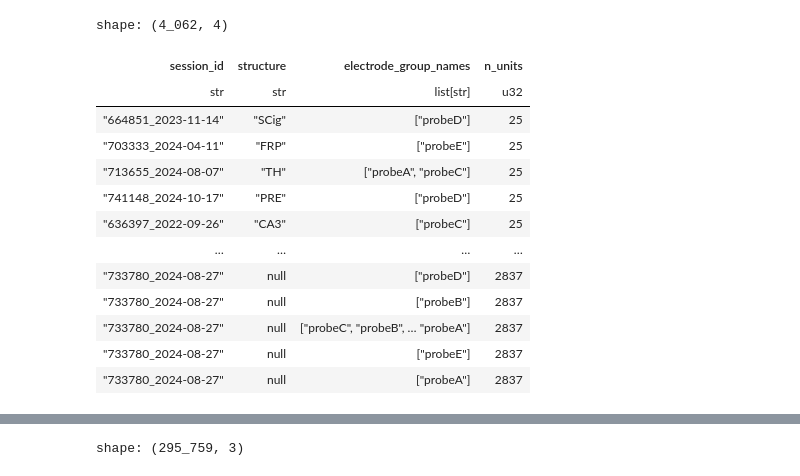
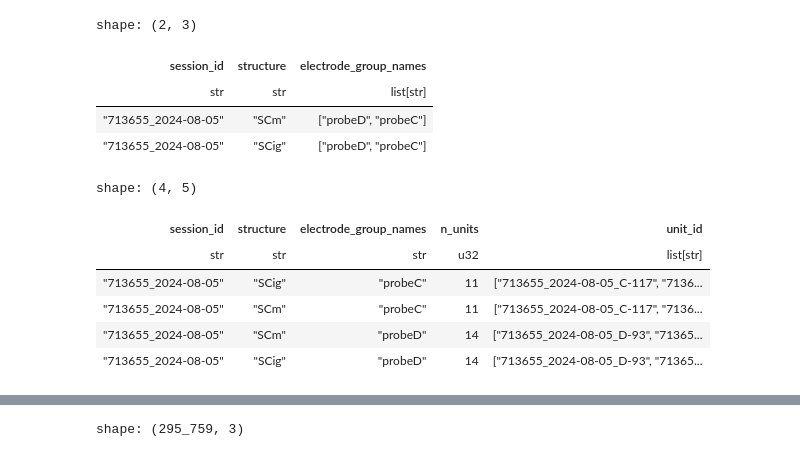
Before and after one commit to AllenNeuralDynamics/dynamicrouting-face-decoding-loo, a Jupyter notebook: code/Untitled.ipynb, the cells around one changed output, grey strips where cells are left out. Saved outputs shown, nothing was run; the diff lists cells and outputs as text; code cells hidden in the pictures.

```diff
--- a/code/Untitled.ipynb
+++ b/code/Untitled.ipynb
@@ -3,4 +3,4 @@ from run_capsule import *
 from decoding_utils import *
 import sys
 sys.argv[1:] = ['--result_prefix', 'debug']
-params = Params()
+params = Params(unit_criteria='no_drift')
@@ -7,35 +12,62 @@ params = Params()
+# %%
+(
+    utils.get_df('units', lazy=True)
+    .filter(
+        pl.col('session_id') == '713655_2024-08-05',
+            pl.col('structure') == 'SCig',
+    )
+    .drop_nulls('structure')
+    .filter(
+        # pl.col('session_id').is_in(session_ids),
+        params.units_query,
+    )
+    .pipe(group_structures, keep_originals=True)
+    .pipe(repeat_multi_probe_areas)
+
+    .filter(
+        pl.col('unit_id').n_unique().over(params.units_group_by).ge(params.n_units)
+    )
+    .select(params.units_group_by)
+    .unique(params.units_group_by)
+    .collect()
+)
+# %% [output]
+shape: (2, 3)
+| session_id | structure | electrode_group_names |
+| str | str | list[str] |
+| "713655_2024-08-05" | "SCm" | ["probeD", "probeC"] |
+| "713655_2024-08-05" | "SCig" | ["probeD", "probeC"] |
 # %%
 (
         utils.get_df('units', lazy=True)
-    # .filter(pl.col('session_id') == "733891_2024-09-16")
+    .filter(
+        pl.col('session_id') == '713655_2024-08-05',
+            pl.col('structure') == 'SCig',
+    )
+        .drop_nulls('structure')
         .filter(
             # pl.col('session_id').is_in(session_ids),
             params.units_query,
         )
         .pipe(group_structures, keep_originals=True)
-        .pipe(repeat_multi_probe_areas)
-        .filter(
-            pl.col('unit_id').n_unique().ge(params.n_units).over(params.units_group_by)
-        )
+# .pipe(repeat_multi_probe_areas)
+    .rename({'electrode_group_name': 'electrode_group_names'}, strict=False)
+
+        # .filter(
+        #     pl.col('unit_id').n_unique().ge(params.n_units).over(params.units_group_by)
+        # )
         .select(*params.units_group_by, 'unit_id')
     .group_by('session_id', 'structure', 'electrode_group_names')
-    .agg(pl.col('unit_id').len().alias('n_units'))
-        # .unique(params.units_group_by)
-    # .sort('structure', 'electrode_group_names')
-    .sort('n_units')
+    .agg(pl.col('unit_id').len().alias('n_units'), pl.all())
+    #     # .unique(params.units_group_by)
+    # # .sort('structure', 'electrode_group_names')
+    # .sort('n_units')
 ).collect()
 # %% [output]
-shape: (4_062, 4)
+shape: (4, 5)
-| session_id | structure | electrode_group_names | n_units |
-| str | str | list[str] | u32 |
-| "664851_2023-11-14" | "SCig" | ["probeD"] | 25 |
-| "703333_2024-04-11" | "FRP" | ["probeE"] | 25 |
-| "713655_2024-08-07" | "TH" | ["probeA", "probeC"] | 25 |
-| "741148_2024-10-17" | "PRE" | ["probeD"] | 25 |
-| "636397_2022-09-26" | "CA3" | ["probeC"] | 25 |
-| … | … | … | … |
-| "733780_2024-08-27" | null | ["probeD"] | 2837 |
-| "733780_2024-08-27" | null | ["probeB"] | 2837 |
-| "733780_2024-08-27" | null | ["probeC", "probeB", … "probeA"] | 2837 |
-| "733780_2024-08-27" | null | ["probeE"] | 2837 |
-| "733780_2024-08-27" | null | ["probeA"] | 2837 |
+| session_id | structure | electrode_group_names | n_units | unit_id |
+| str | str | str | u32 | list[str] |
+| "713655_2024-08-05" | "SCig" | "probeC" | 11 | ["713655_2024-08-05_C-117", "7136... |
+| "713655_2024-08-05" | "SCm" | "probeC" | 11 | ["713655_2024-08-05_C-117", "7136... |
+| "713655_2024-08-05" | "SCm" | "probeD" | 14 | ["713655_2024-08-05_D-93", "71365... |
+| "713655_2024-08-05" | "SCig" | "probeD" | 14 | ["713655_2024-08-05_D-93", "71365... |
```
Also changed, not shown: parts of 5 cells of this notebook, 2 other files.
